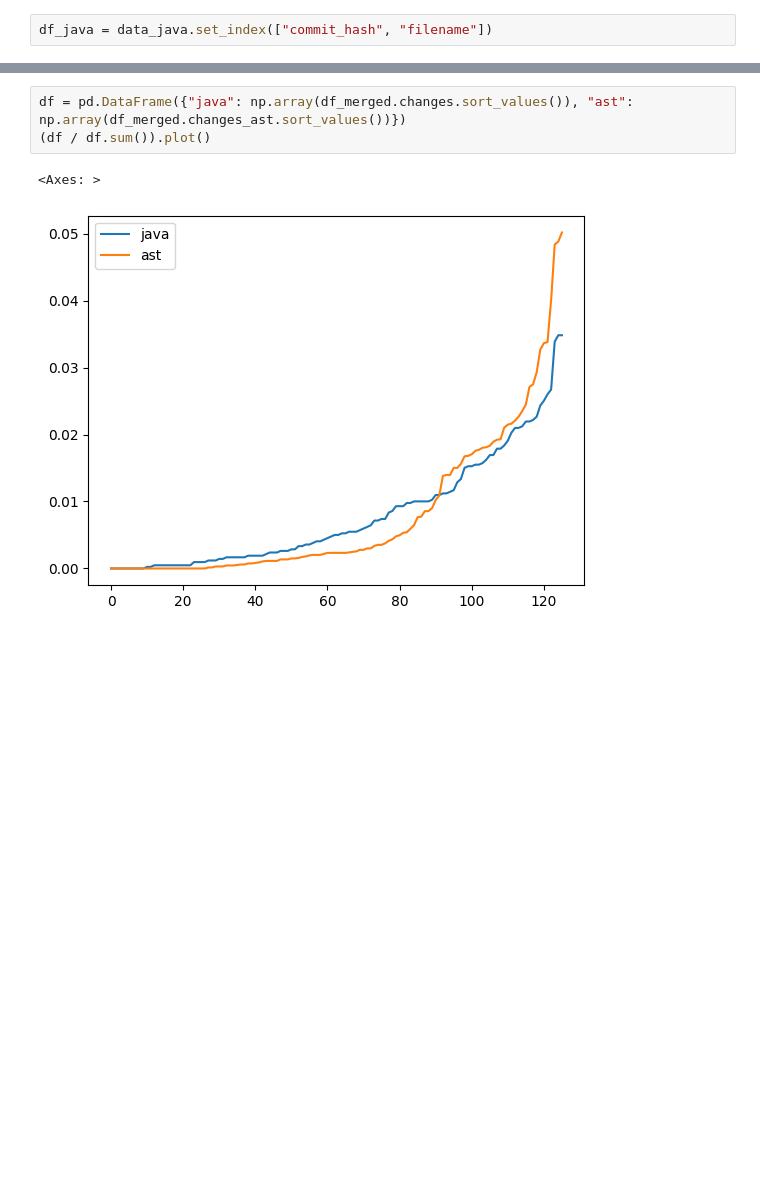
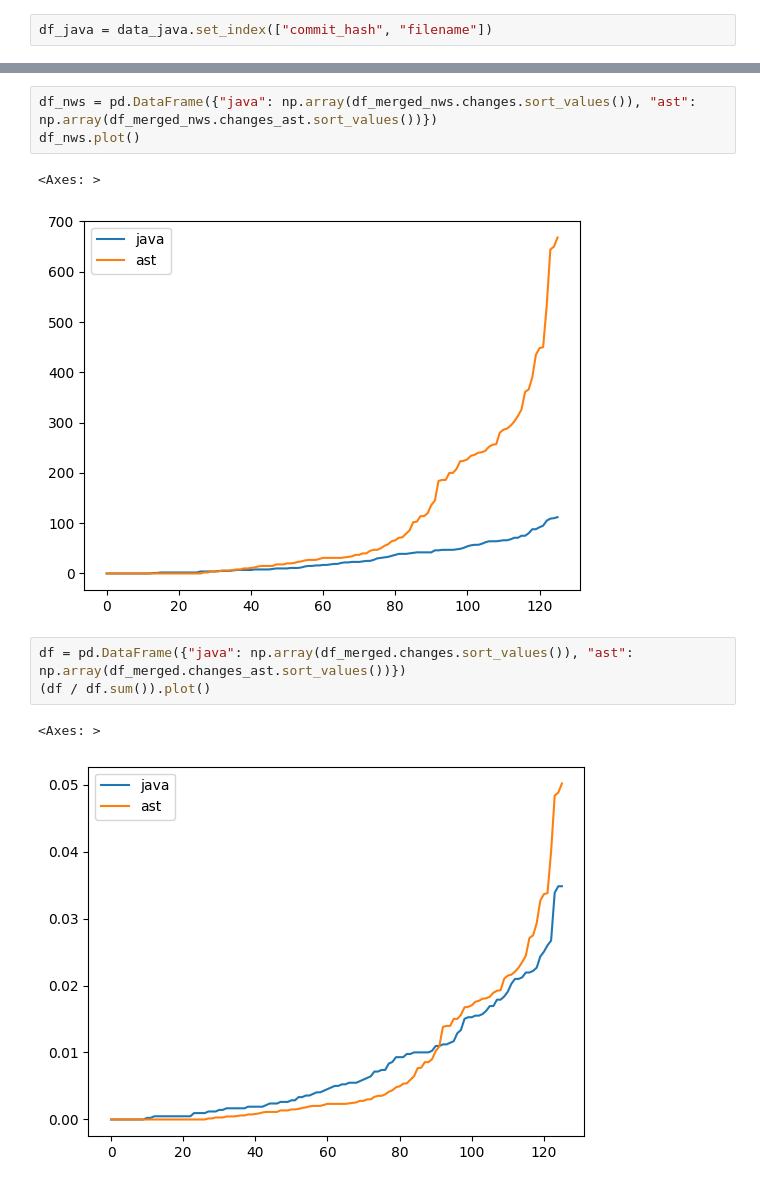
Before and after one commit to lothbrokq/formast, a Jupyter notebook: eval/evaluation.ipynb, the cells around one changed output, grey strips where cells are left out. Cells and saved outputs as stored; diff of their text form; blank space fills up the shorter version.

```diff
--- a/eval/evaluation.ipynb
+++ b/eval/evaluation.ipynb
@@ -96,3 +97,9 @@ df.plot()
+# %%
+df_nws = pd.DataFrame({"java": np.array(df_merged_nws.changes.sort_values()), "ast": np.array(df_merged_nws.changes_ast.sort_values())})
+df_nws.plot()
+# %% [output]
+<Axes: >
+[figure, added]
 # %%
 df = pd.DataFrame({"java": np.array(df_merged.changes.sort_values()), "ast": np.array(df_merged.changes_ast.sort_values())})
 (df / df.sum()).plot()
```
Also changed, not shown: parts of 9 cells of this notebook, 3 other files.
